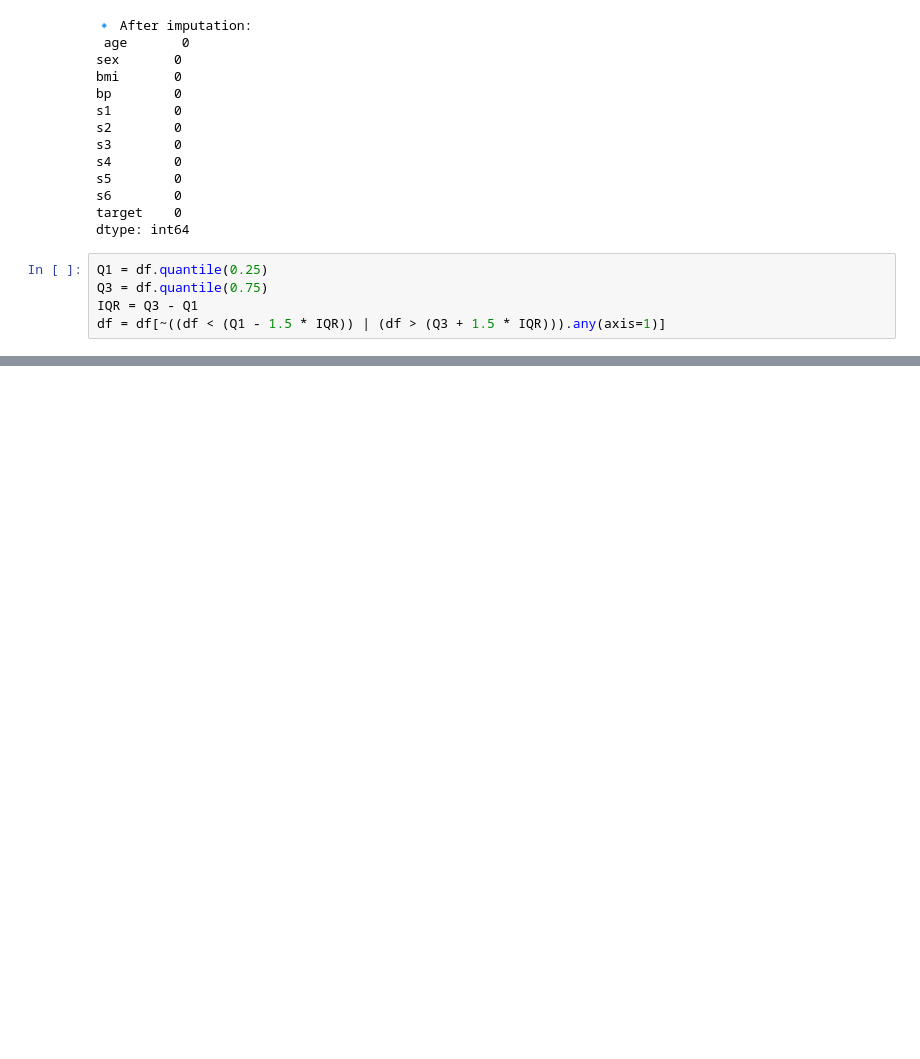
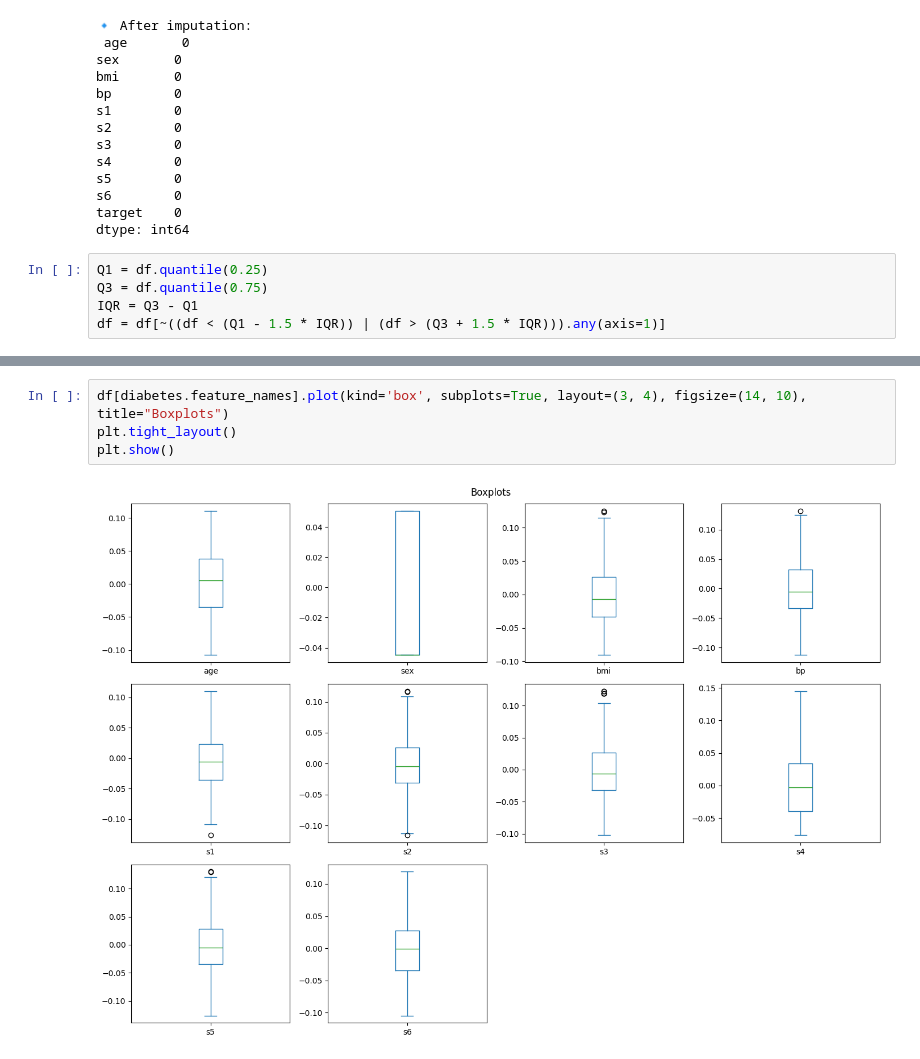
Before and after one commit to kk23mm14-source/pynotes-kranti, a Jupyter notebook: notebooks/kranti/sample.ipynb, the cells around one changed output, grey strips where cells are left out. Cells and saved outputs as stored; diff of their text form; blank space fills up the shorter version.

```diff
--- a/notebooks/kranti/sample.ipynb
+++ b/notebooks/kranti/sample.ipynb
@@ -53,0 +84,6 @@ df = df[~((df < (Q1 - 1.5 * IQR)) | (df > (Q3 + 1.5 * IQR))).any(axis=1)]
+# %%
+df[diabetes.feature_names].plot(kind='box', subplots=True, layout=(3, 4), figsize=(14, 10), title="Boxplots")
+plt.tight_layout()
+plt.show()
+# %% [output]
+[figure, added]
```
Also changed, not shown: parts of 5 cells of this notebook, 12 other files.
